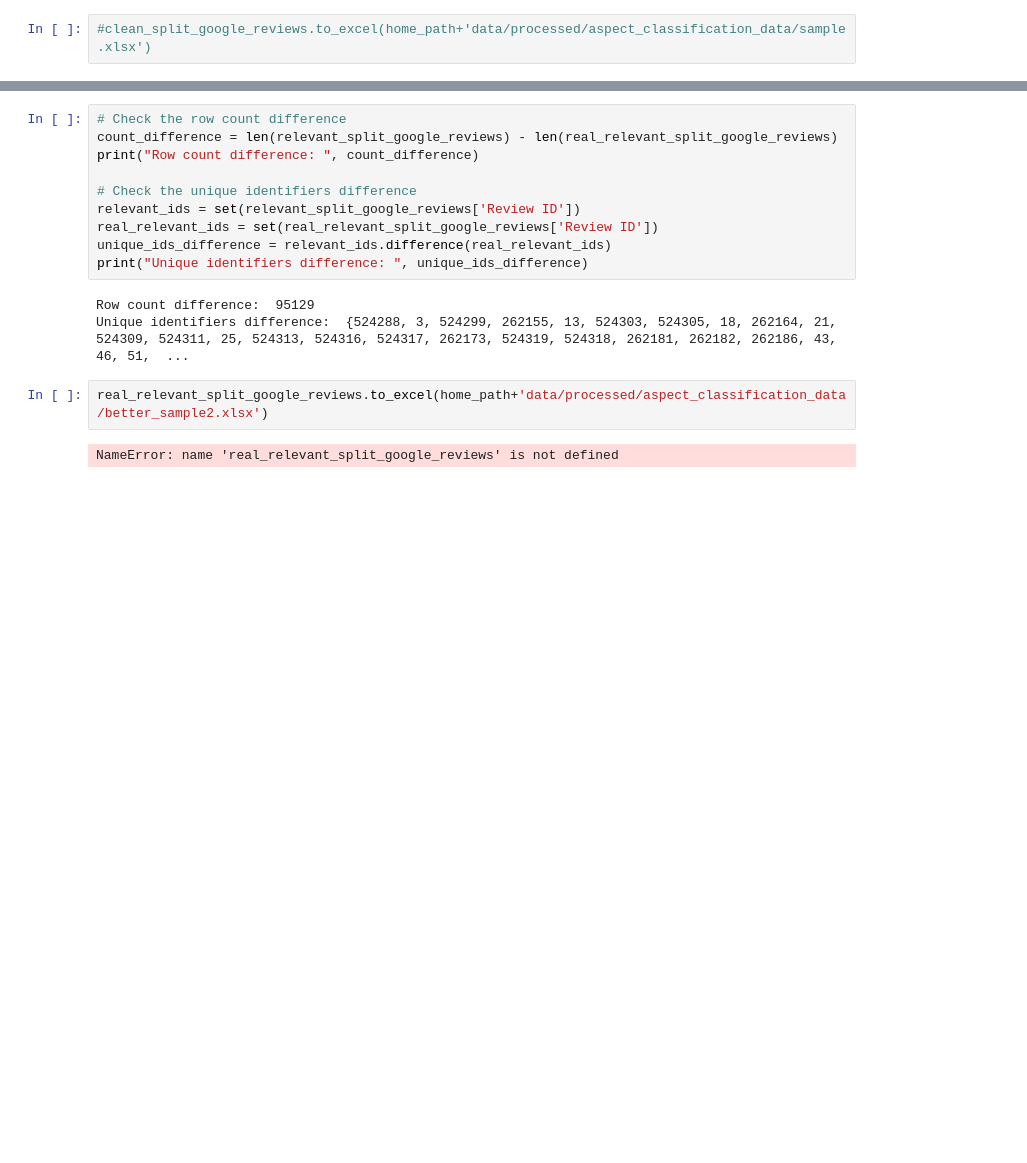
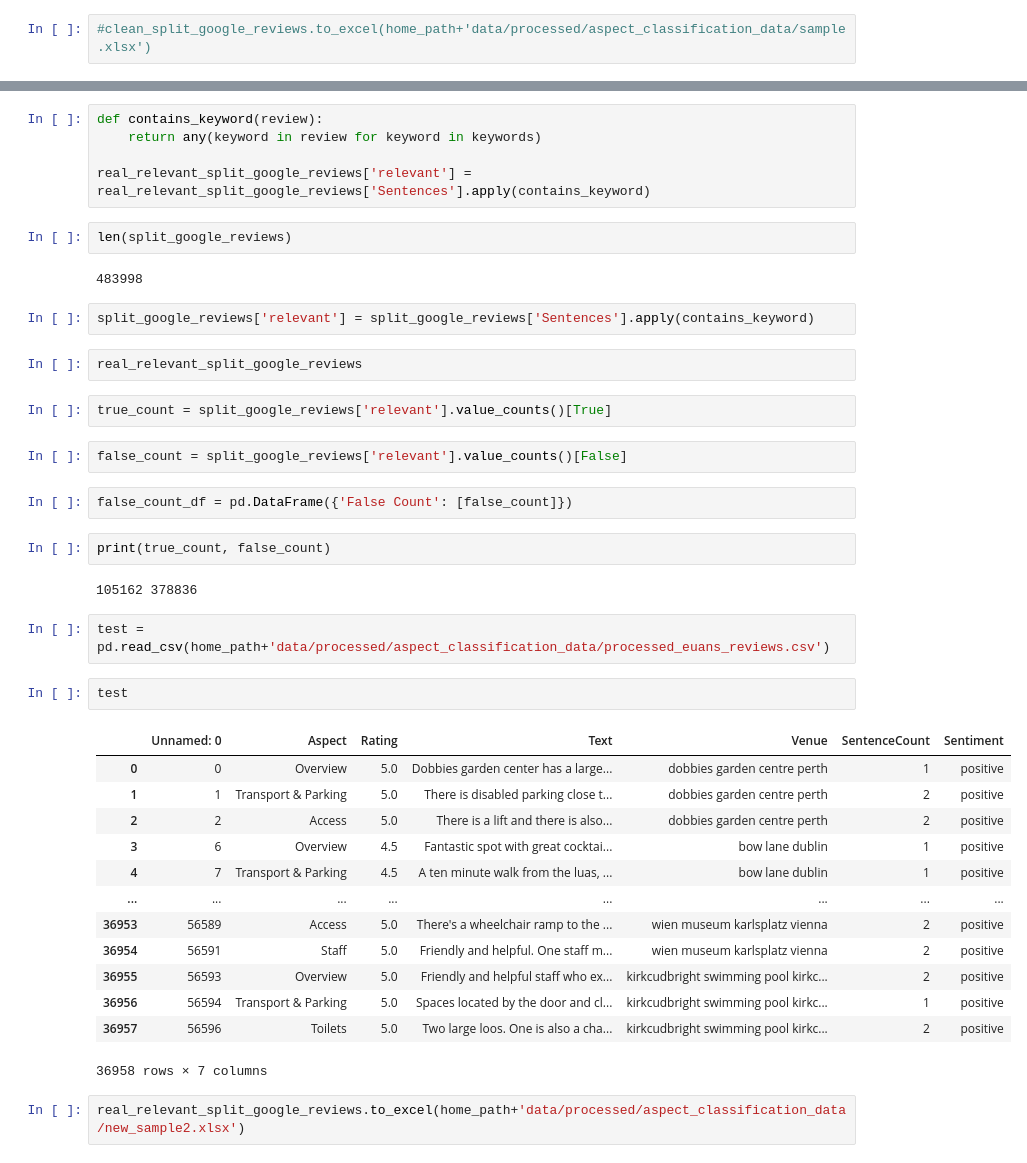
Before and after one commit to Amsterdam-Internships/Venue-Accessibility-Google-Reviews, a Jupyter notebook: notebooks/data_sampling.ipynb, the cells around one changed output, grey strips where cells are left out. Saved outputs shown, nothing was run; the diff lists cells and outputs as text; blank space fills up the shorter version.

```diff
--- a/notebooks/data_sampling.ipynb
+++ b/notebooks/data_sampling.ipynb
@@ -229,17 +236,43 @@ real_relevant_split_google_reviews
-# %%
-# Check the row count difference
-count_difference = len(relevant_split_google_reviews) - len(real_relevant_split_google_reviews)
-print("Row count difference: ", count_difference)
-
-# Check the unique identifiers difference
-relevant_ids = set(relevant_split_google_reviews['Review ID'])
-real_relevant_ids = set(real_relevant_split_google_reviews['Review ID'])
-unique_ids_difference = relevant_ids.difference(real_relevant_ids)
-print("Unique identifiers difference: ", unique_ids_difference)
-# %% [output]
-Row count difference:  95129
-Unique identifiers difference:  {524288, 3, 524299, 262155, 13, 524303, 524305, 18, 262164, 21, 524309, 524311, 25, 524313, 524316, 524317, 262173, 524319, 524318, 262181, 262182, 262186, 43, 46, 51,  ...
+# %%
+def contains_keyword(review):
+    return any(keyword in review for keyword in keywords)
+
+real_relevant_split_google_reviews['relevant'] = real_relevant_split_google_reviews['Sentences'].apply(contains_keyword)
+# %%
+len(split_google_reviews)
+# %% [output]
+483998
+# %%
+split_google_reviews['relevant'] = split_google_reviews['Sentences'].apply(contains_keyword)
+# %%
+real_relevant_split_google_reviews
+# %%
+true_count = split_google_reviews['relevant'].value_counts()[True]
+# %%
+false_count = split_google_reviews['relevant'].value_counts()[False]
+# %%
+false_count_df = pd.DataFrame({'False Count': [false_count]})
+# %%
+print(true_count, false_count)
+# %% [output]
+105162 378836
+# %%
+test = pd.read_csv(home_path+'data/processed/aspect_classification_data/processed_euans_reviews.csv')
+# %%
+test
+# %% [output]
+|  | Unnamed: 0 | Aspect | Rating | Text | Venue | SentenceCount | Sentiment |
+| 0 | 0 | Overview | 5.0 | Dobbies garden center has a large... | dobbies garden centre perth | 1 | positive |
+| 1 | 1 | Transport & Parking | 5.0 | There is disabled parking close t... | dobbies garden centre perth | 2 | positive |
+| 2 | 2 | Access | 5.0 | There is a lift and there is also... | dobbies garden centre perth | 2 | positive |
+| 3 | 6 | Overview | 4.5 | Fantastic spot with great cocktai... | bow lane dublin | 1 | positive |
+| 4 | 7 | Transport & Parking | 4.5 | A ten minute walk from the luas, ... | bow lane dublin | 1 | positive |
+| ... | ... | ... | ... | ... | ... | ... | ... |
+| 36953 | 56589 | Access | 5.0 | There's a wheelchair ramp to the ... | wien museum karlsplatz vienna | 2 | positive |
+| 36954 | 56591 | Staff | 5.0 | Friendly and helpful. One staff m... | wien museum karlsplatz vienna | 2 | positive |
+| 36955 | 56593 | Overview | 5.0 | Friendly and helpful staff who ex... | kirkcudbright swimming pool kirkc... | 2 | positive |
+| 36956 | 56594 | Transport & Parking | 5.0 | Spaces located by the door and cl... | kirkcudbright swimming pool kirkc... | 1 | positive |
+| 36957 | 56596 | Toilets | 5.0 | Two large loos. One is also a cha... | kirkcudbright swimming pool kirkc... | 2 | positive |
+36958 rows × 7 columns
 # %%
-real_relevant_split_google_reviews.to_excel(home_path+'data/processed/aspect_classification_data/better_sample2.xlsx')
+real_relevant_split_google_reviews.to_excel(home_path+'data/processed/aspect_classification_data/new_sample2.xlsx')
-# %% [output]
-NameError: name 'real_relevant_split_google_reviews' is not defined
```
Also changed, not shown: parts of 32 cells of this notebook, 22 other files.
